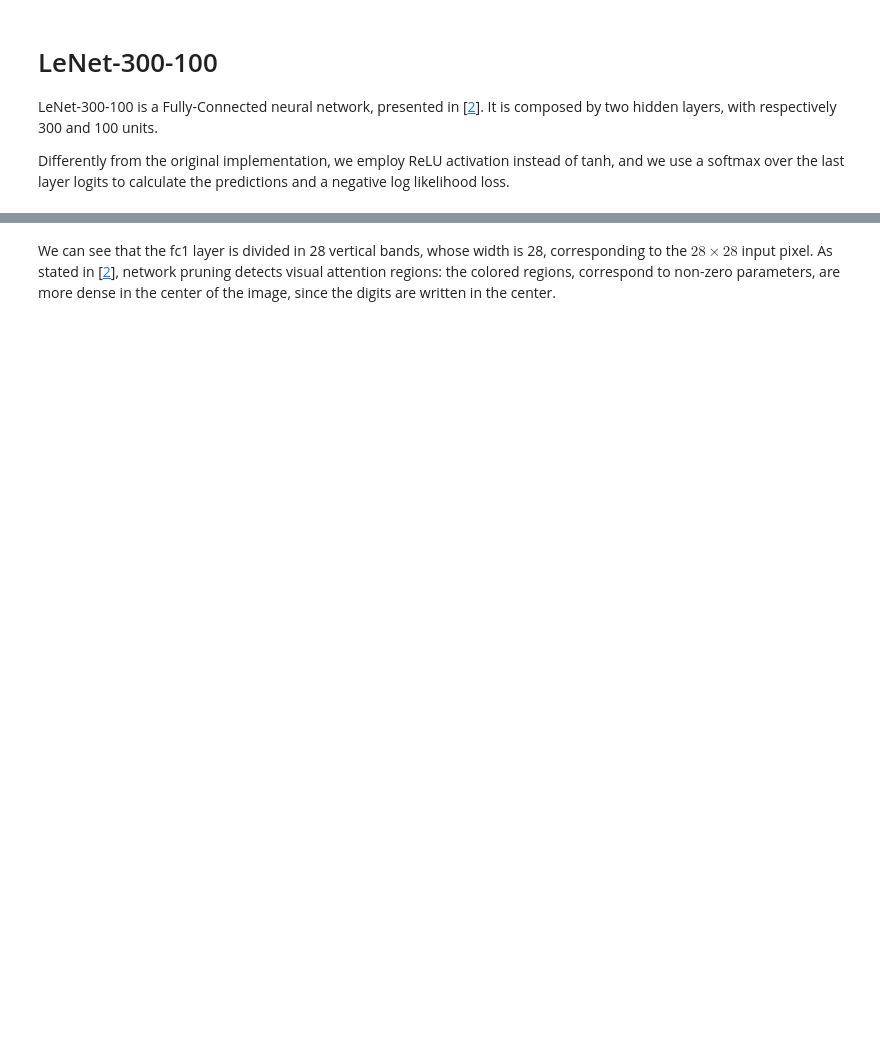
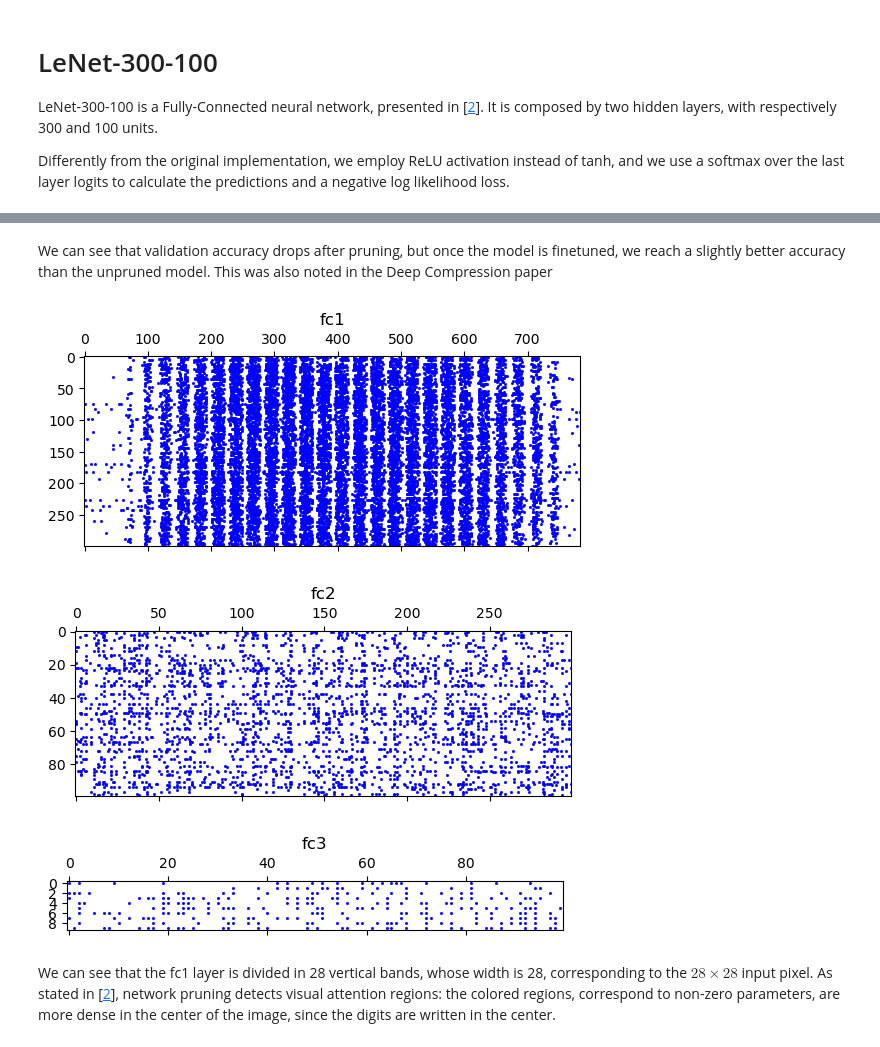
Before and after one commit to ciodar/deep-compression, a Jupyter notebook: notebooks/mnist.ipynb, the cells around one changed output, grey strips where cells are left out. Cells and saved outputs as stored; diff of their text form; code cells hidden in the pictures; blank space fills up the shorter version.

```diff
--- a/notebooks/mnist.ipynb
+++ b/notebooks/mnist.ipynb
@@ -158,3 +168,11 @@ Total compression factor: 12.2 (8.18% retained weights) | top-1 Accuracy after p
+# %% [markdown]
+We can see that validation accuracy drops after pruning, but once the model is finetuned, we reach a slightly better accuracy than the unpruned model. This was also noted in the Deep Compression paper
+# %%
+plot_sparsity_matrix(model)
+# %% [output]
+[figure, added]
+[figure, added]
+[figure, added]
 # %% [markdown]
 We can see that the fc1 layer is divided in 28 vertical bands, whose width is 28, corresponding to the $28 \times 28$ input pixel.
 As stated in [[2](#2)], network pruning detects visual attention regions: the colored regions, correspond to non-zero parameters, are more dense in the center of the image, since the digits are written in the center.
```
Also changed, not shown: parts of 32 cells of this notebook, 5 other files.
